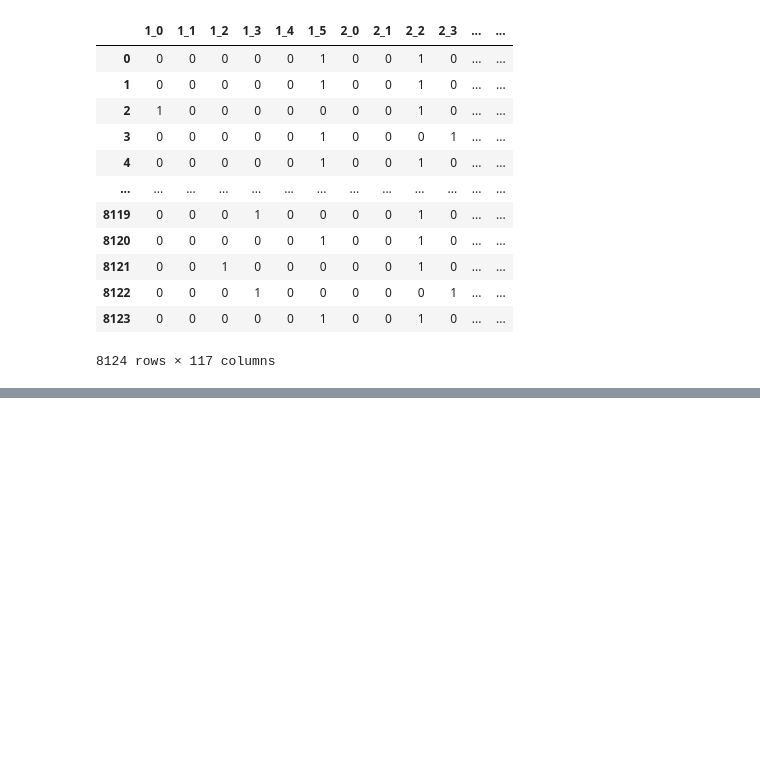
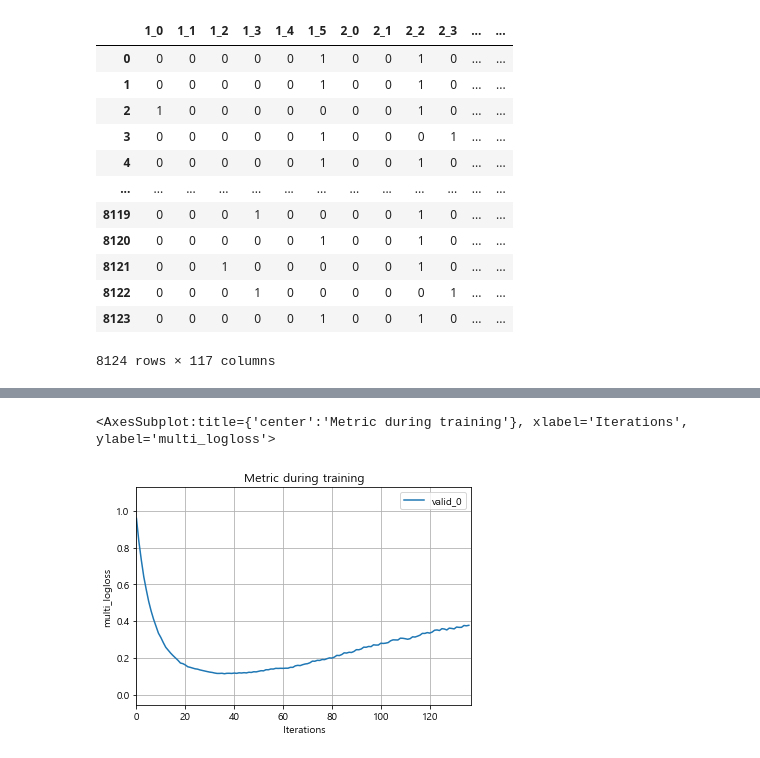
Before and after one commit to NikeLee/pythonwork, a Jupyter notebook: ai/3_의사결정트리.ipynb, the cells around one changed output, grey strips where cells are left out. Drawn from its saved outputs; the diff is of its cells as text; code cells hidden in the pictures; blank space fills up the shorter version.

```diff
--- a/ai/3_의사결정트리.ipynb
+++ b/ai/3_의사결정트리.ipynb
@@ -879,0 +1104,5 @@ print("테스트 정확도 : ", grid_cv.score(X_test, y_test))
+# %%
+plot_metric(lgbc)
+# %% [output]
+<AxesSubplot:title={'center':'Metric during training'}, xlabel='Iterations', ylabel='multi_logloss'>
+[figure, added]
```
Also changed, not shown: parts of 113 cells of this notebook.
